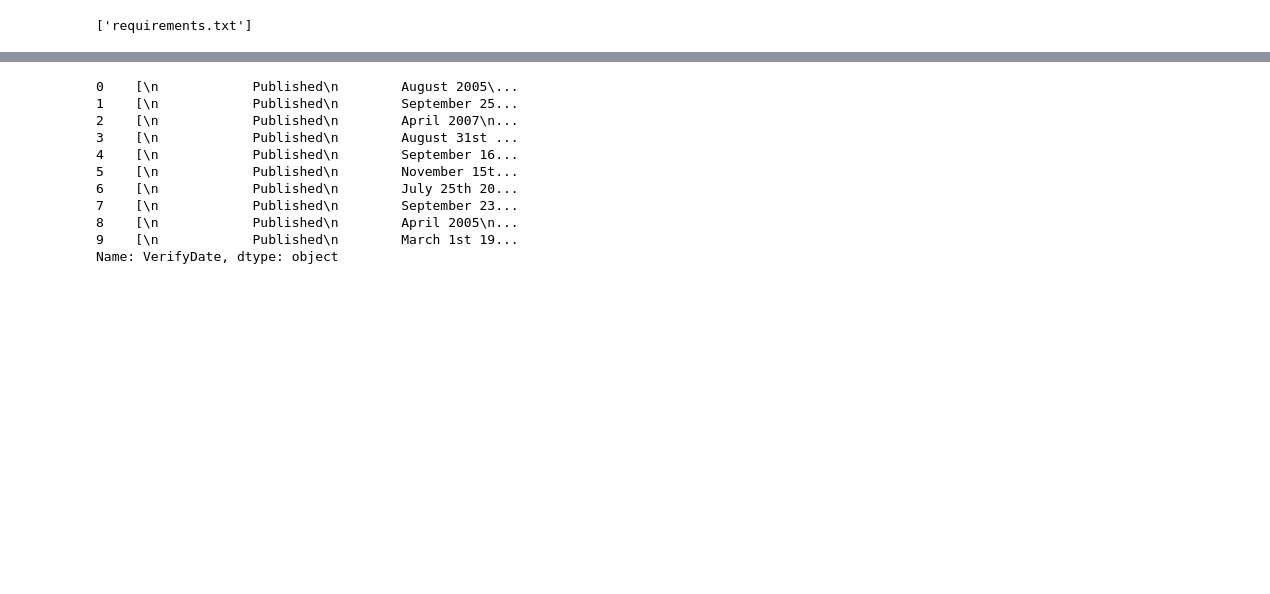
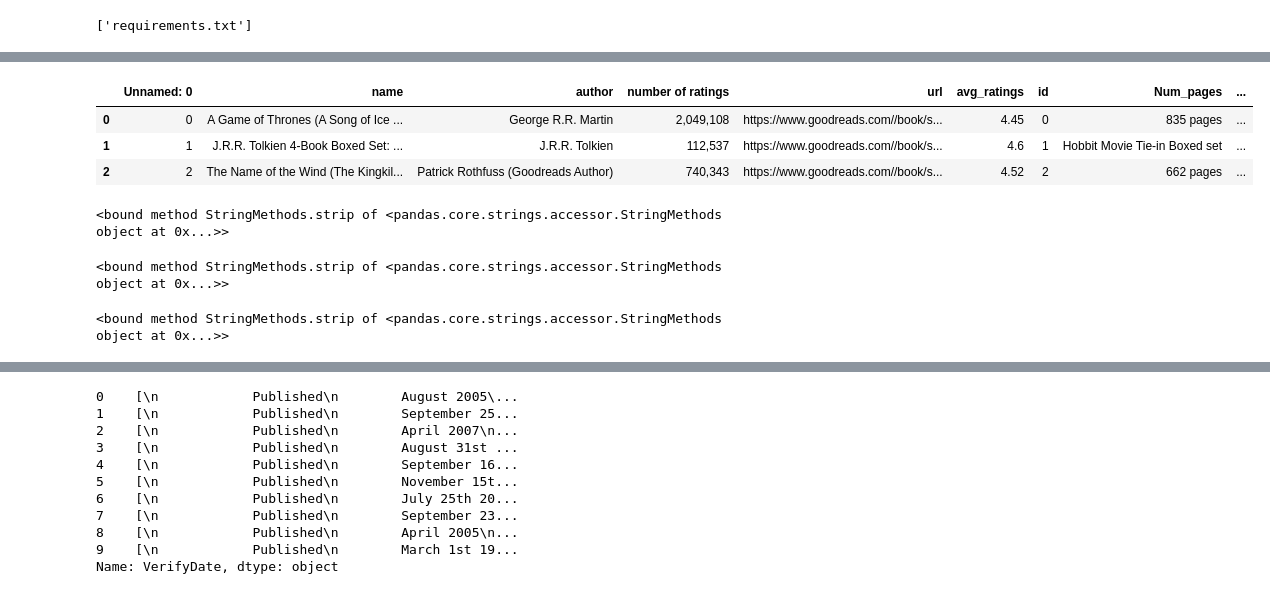
Before and after one commit to gyasis/Hufflepuff_project, a Jupyter notebook: preprocess/gs-process.ipynb, the cells around one changed output, grey strips where cells are left out. Saved outputs shown, nothing was run; the diff lists cells and outputs as text; code cells hidden in the pictures; blank space fills up the shorter version.

```diff
--- a/preprocess/gs-process.ipynb
+++ b/preprocess/gs-process.ipynb
@@ -21,3 +129,22 @@ df = pd.read_csv("Hufflepuff_project/webscraping/data/200.csv")
+# %%
+df.head(3)
+# %% [output]
+|  | Unnamed: 0 | name | author | number of ratings | url | avg_ratings | id | Num_pages | ... |
+| 0 | 0 | A Game of Thrones (A Song of Ice ... | George R.R. Martin | 2,049,108 | https://www.goodreads.com//book/s... | 4.45 | 0 | 835 pages | ... |
+| 1 | 1 | J.R.R. Tolkien 4-Book Boxed Set: ... | J.R.R. Tolkien | 112,537 | https://www.goodreads.com//book/s... | 4.6 | 1 | Hobbit Movie Tie-in Boxed set | ... |
+| 2 | 2 | The Name of the Wind (The Kingkil... | Patrick Rothfuss (Goodreads Author) | 740,343 | https://www.goodreads.com//book/s... | 4.52 | 2 | 662 pages | ... |
+# %%
+df.SeriesName.str.strip
+# %% [output]
+<bound method StringMethods.strip of <pandas.core.strings.accessor.StringMethods object at 0x...>>
+# %%
+df.ISBN.str.strip
+# %% [output]
+<bound method StringMethods.strip of <pandas.core.strings.accessor.StringMethods object at 0x...>>
+# %%
+df.OriginalPDate.str.strip
+# %% [output]
+<bound method StringMethods.strip of <pandas.core.strings.accessor.StringMethods object at 0x...>>
 # %%
 df.head(5)
 # %% [output]
```
Also changed, not shown: parts of 29 cells of this notebook, 18 other files.
